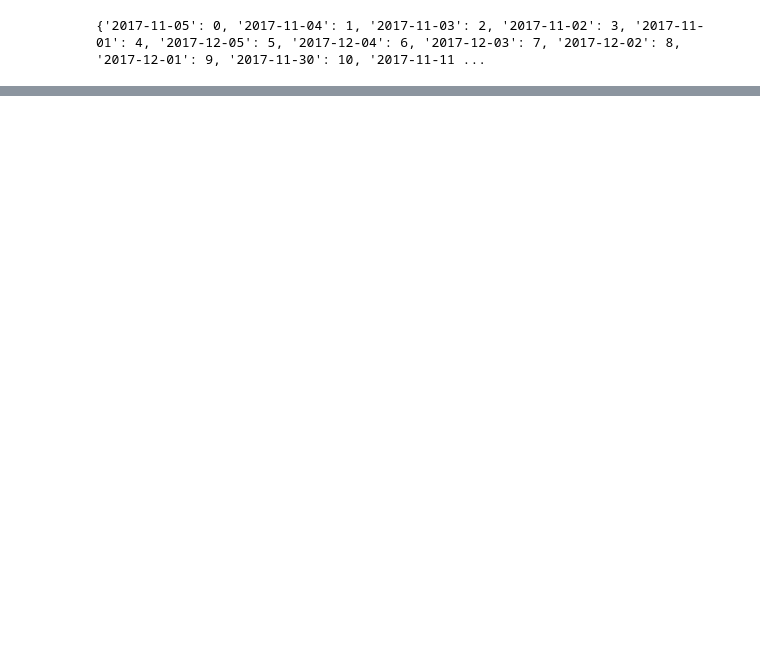
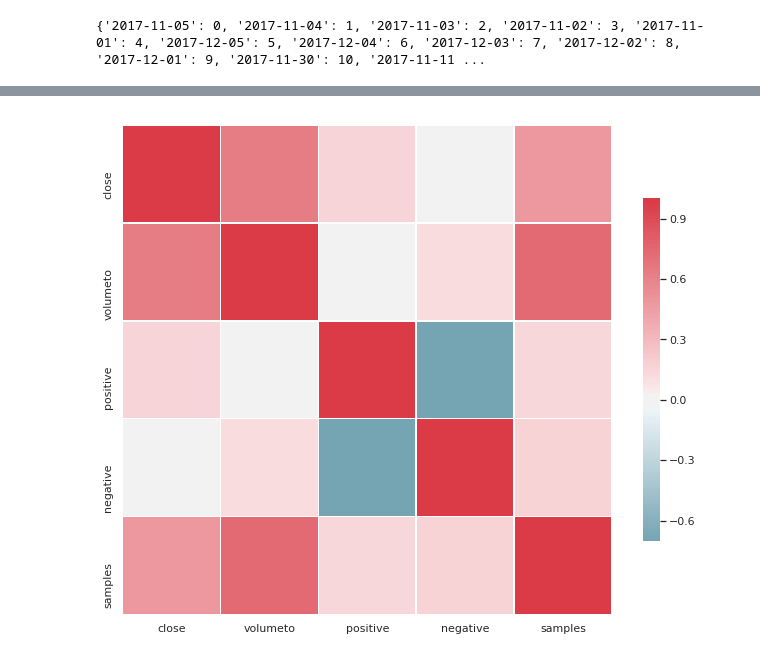
Before and after one commit to ric-clemente/Crypto_Sentiment_vs_Price, a Jupyter notebook: Crypto_Sentiment.ipynb, the cells around one changed output, grey strips where cells are left out. Cells and saved outputs as stored; diff of their text form; code cells hidden in the pictures; blank space fills up the shorter version.

```diff
--- a/Crypto_Sentiment.ipynb
+++ b/Crypto_Sentiment.ipynb
@@ -624,0 +629,14 @@ plt.show()
+# %%
+correlation = df_coin.corr()
+#cor
+
+sns.set(style="white")
+f, ax = plt.subplots(figsize=(11, 9))
+
+
+cmap = sns.diverging_palette(220, 10, as_cmap=True)
+ax =sns.heatmap(correlation, cmap=cmap, vmax=1, center=0,square=True, linewidths=.5, cbar_kws={"shrink": .7})
+
+plt.show()
+# %% [output]
+[figure, added]
```
Also changed, not shown: parts of 4 cells of this notebook.
